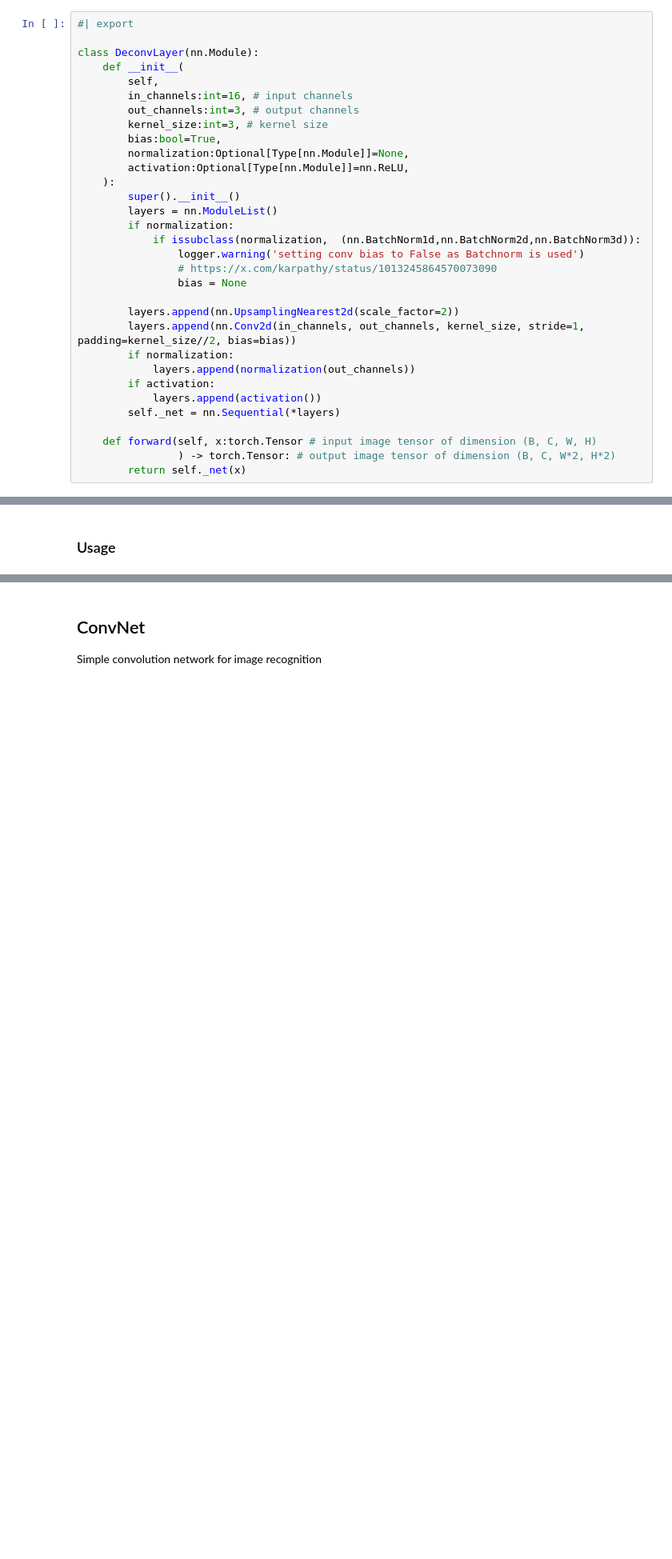
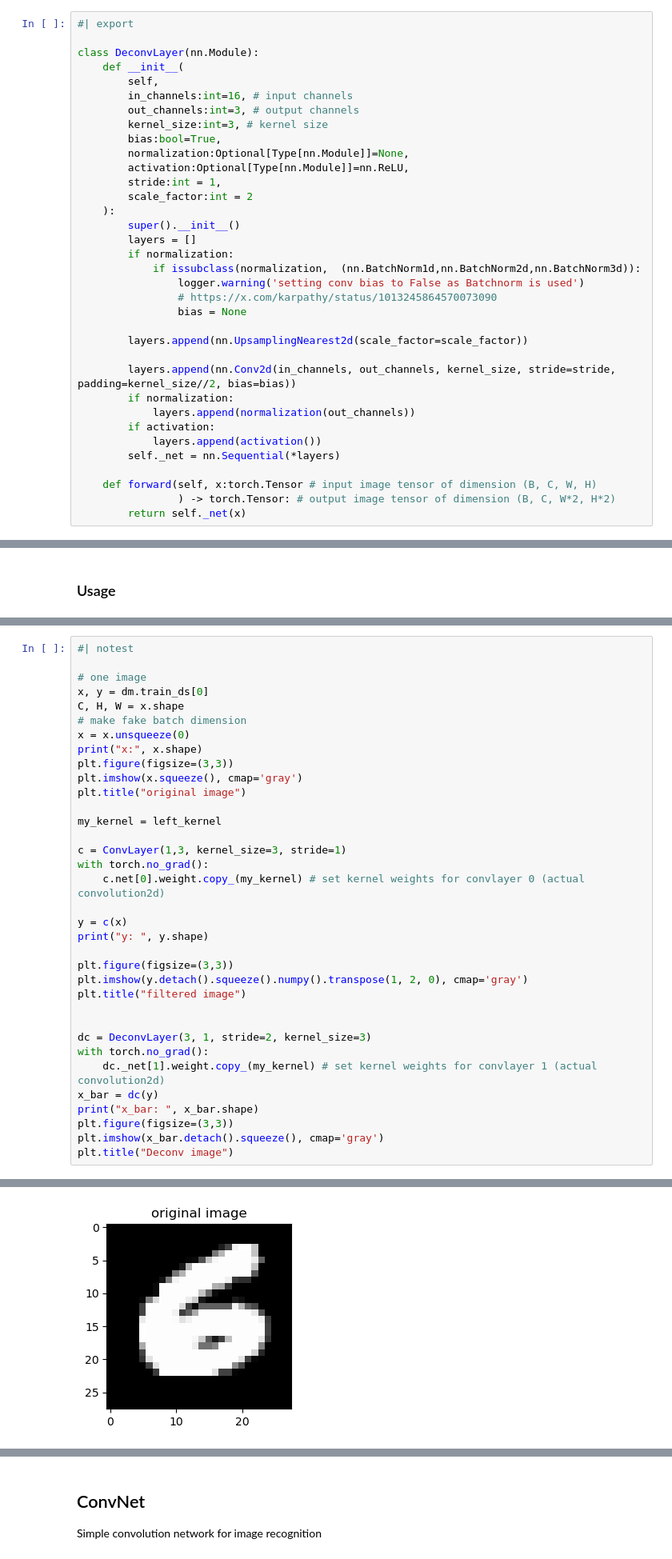
Before and after one commit to slegroux/nimrod, a Jupyter notebook: nbs/models.conv.ipynb, the cells around one changed output, grey strips where cells are left out. Shown at 80% size. Saved outputs shown, nothing was run; the diff lists cells and outputs as text; blank space fills up the shorter version.

```diff
--- a/nbs/models.conv.ipynb
+++ b/nbs/models.conv.ipynb
@@ -243,17 +324,20 @@ class DeconvLayer(nn.Module):
         bias:bool=True,
         normalization:Optional[Type[nn.Module]]=None,
         activation:Optional[Type[nn.Module]]=nn.ReLU,
+        stride:int = 1,
+        scale_factor:int = 2
     ):
         super().__init__()
-        layers = nn.ModuleList()
+        layers = []
         if normalization:
             if issubclass(normalization,  (nn.BatchNorm1d,nn.BatchNorm2d,nn.BatchNorm3d)):
                 logger.warning('setting conv bias to False as Batchnorm is used')
                 # https://x.com/karpathy/status/1013245864570073090
                 bias = None
 
-        layers.append(nn.UpsamplingNearest2d(scale_factor=2))
-        layers.append(nn.Conv2d(in_channels, out_channels, kernel_size, stride=1, padding=kernel_size//2, bias=bias))
+        layers.append(nn.UpsamplingNearest2d(scale_factor=scale_factor))
+
+        layers.append(nn.Conv2d(in_channels, out_channels, kernel_size, stride=stride, padding=kernel_size//2, bias=bias))
         if normalization:
             layers.append(normalization(out_channels))
         if activation:
@@ -313,0 +399,36 @@ Y:  torch.Size([64, 8, 56, 56])
+# %%
+#| notest
+
+# one image
+x, y = dm.train_ds[0]
+C, H, W = x.shape
+# make fake batch dimension
+x = x.unsqueeze(0)
+print("x:", x.shape)
+plt.figure(figsize=(3,3))
+plt.imshow(x.squeeze(), cmap='gray')
+plt.title("original image")
+
+my_kernel = left_kernel
+
+c = ConvLayer(1,3, kernel_size=3, stride=1)
+with torch.no_grad():
+    c.net[0].weight.copy_(my_kernel) # set kernel weights for convlayer 0 (actual convolution2d)
+
+y = c(x)
+print("y: ", y.shape)
+
+plt.figure(figsize=(3,3))
+plt.imshow(y.detach().squeeze().numpy().transpose(1, 2, 0), cmap='gray')
+plt.title("filtered image")
+
+
+dc = DeconvLayer(3, 1, stride=2, kernel_size=3)
+with torch.no_grad():
+    dc._net[1].weight.copy_(my_kernel) # set kernel weights for convlayer 1 (actual convolution2d)
+x_bar = dc(y)
+print("x_bar: ", x_bar.shape)
+plt.figure(figsize=(3,3))
+plt.imshow(x_bar.detach().squeeze(), cmap='gray')
+plt.title("Deconv image")
+# %% [output]
@@ -313,0 +440 @@ Y:  torch.Size([64, 8, 56, 56])
+[figure, added]
```
Also changed, not shown: parts of 18 cells of this notebook, 11 other files.
